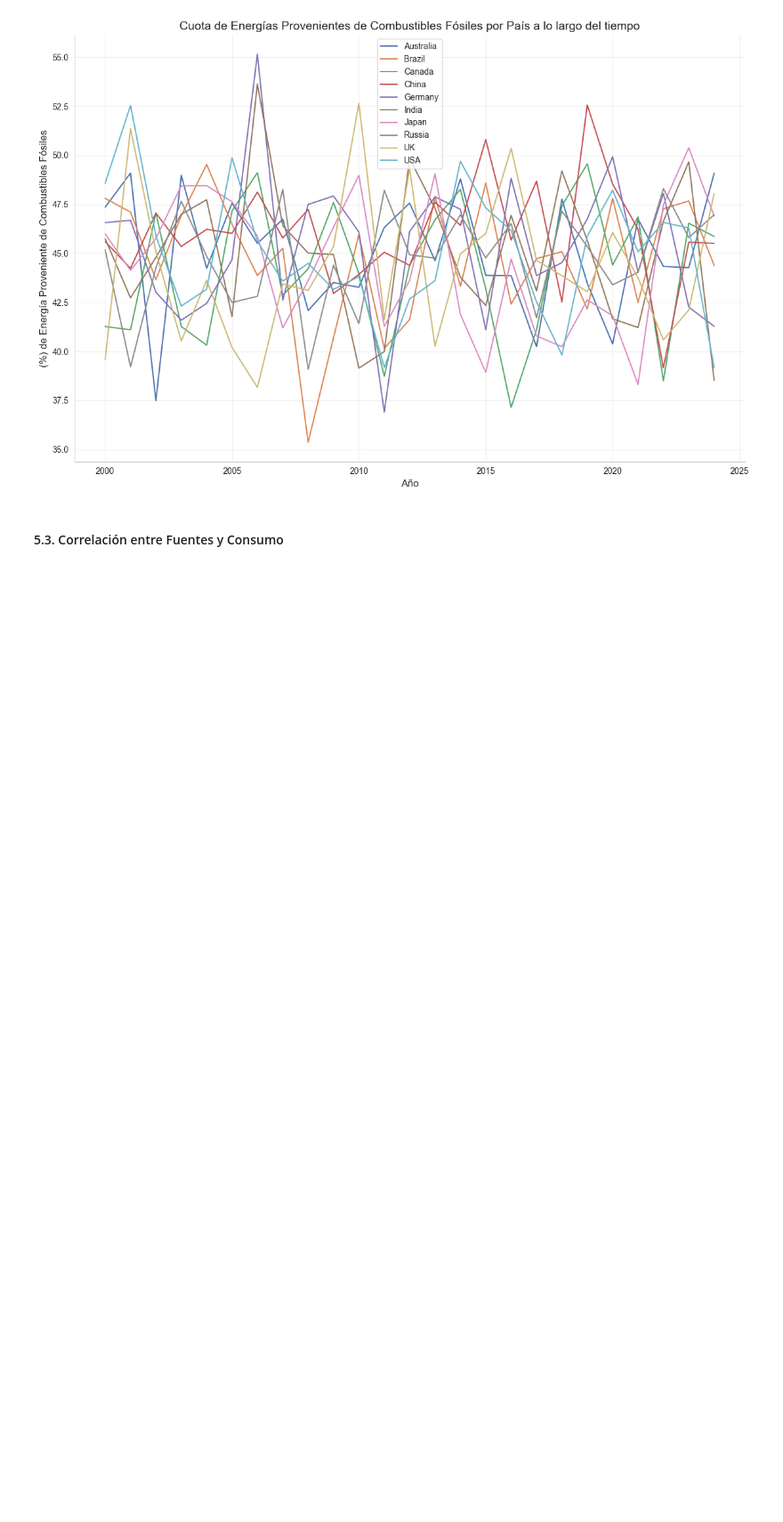
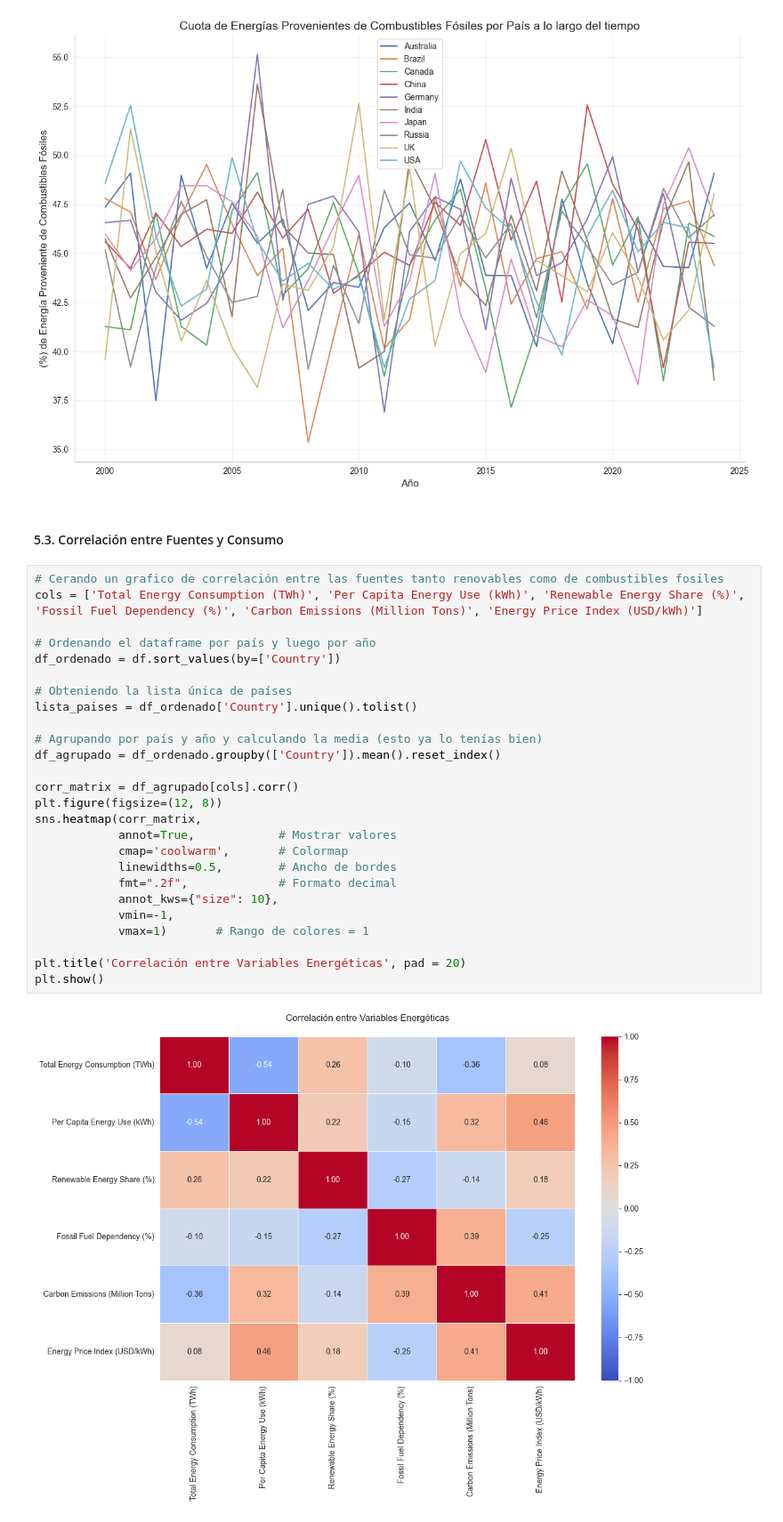
Before and after one commit to juanma200109/Analisis-de-Consumo-de-Energia-Global, a Jupyter notebook: notebooks/Consumo_de_Energia_Global_2000-2024.ipynb, the cells around one changed output. Shown at 89% size. Drawn from its saved outputs; the diff is of its cells as text; blank space fills up the shorter version.

Commit message:
Grafico de correlación

```diff
--- a/notebooks/Consumo_de_Energia_Global_2000-2024.ipynb
+++ b/notebooks/Consumo_de_Energia_Global_2000-2024.ipynb
@@ -362,3 +362,31 @@ viz.crear_graf_lineas(df, 'Country', 'Year', 'Fossil Fuel Dependency (%)', 'Año
 [figure]
 # %% [markdown]
 #### 5.3. Correlación entre Fuentes y Consumo
+# %%
+# Cerando un grafico de correlación entre las fuentes tanto renovables como de combustibles fosiles
+cols = ['Total Energy Consumption (TWh)', 'Per Capita Energy Use (kWh)', 'Renewable Energy Share (%)', 'Fossil Fuel Dependency (%)', 'Carbon Emissions (Million Tons)', 'Energy Price Index (USD/kWh)']
+
+# Ordenando el dataframe por país y luego por año
+df_ordenado = df.sort_values(by=['Country'])
+
+# Obteniendo la lista única de países
+lista_paises = df_ordenado['Country'].unique().tolist()
+
+# Agrupando por país y año y calculando la media (esto ya lo tenías bien)
+df_agrupado = df_ordenado.groupby(['Country']).mean().reset_index()
+
+corr_matrix = df_agrupado[cols].corr()
+plt.figure(figsize=(12, 8))
+sns.heatmap(corr_matrix,
+            annot=True,            # Mostrar valores
+            cmap='coolwarm',       # Colormap
+            linewidths=0.5,        # Ancho de bordes
+            fmt=".2f",             # Formato decimal
+            annot_kws={"size": 10},
+            vmin=-1,
+            vmax=1)       # Rango de colores = 1
+
+plt.title('Correlación entre Variables Energéticas', pad = 20)
+plt.show()
+# %% [output]
+[figure, added]
```
Also changed, not shown: 1 other file.
